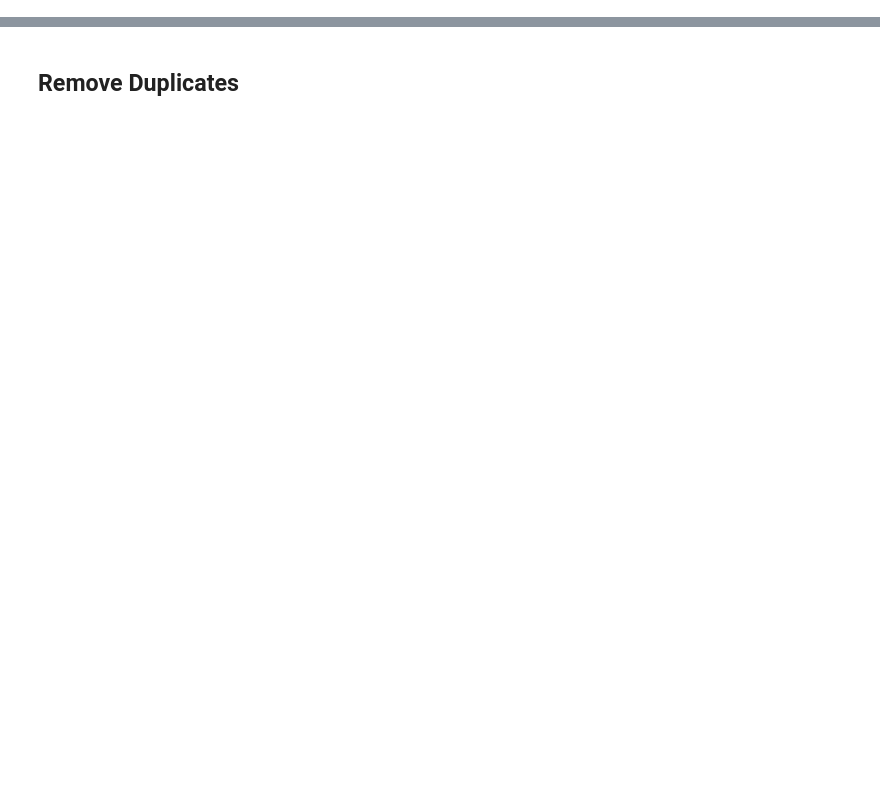
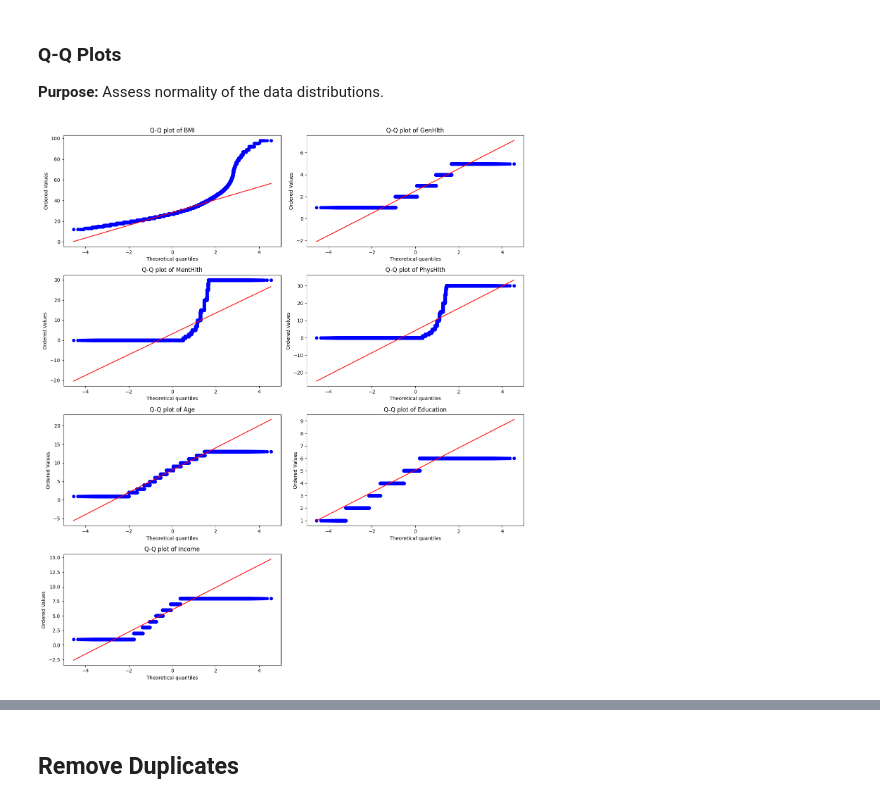
Before and after one commit to fernandobusta/diabetes-prediction-model, a Jupyter notebook: cleaning.ipynb, the cells around one changed output, grey strips where cells are left out. Drawn from its saved outputs; the diff is of its cells as text; code cells hidden in the pictures; blank space fills up the shorter version.

```diff
--- a/cleaning.ipynb
+++ b/cleaning.ipynb
@@ -13,0 +167,18 @@ pd.set_option('display.max_columns', None)
+# %% [markdown]
+### Q-Q Plots
+**Purpose:** Assess normality of the data distributions.
+# %%
+fig, axes = plt.subplots(4, 2, figsize=(14, 16))
+axes = axes.flatten()
+
+for i, column in enumerate(attributes):
+    stats.probplot(df[column], dist="norm", plot=axes[i])
+    axes[i].set_title(f'Q-Q plot of {column}')
+
+if len(attributes) % 2 != 0:
+    fig.delaxes(axes[-1])
+
+plt.tight_layout()
+plt.show()
+# %% [output]
+[figure, added]
```
Also changed, not shown: parts of 35 cells of this notebook.
